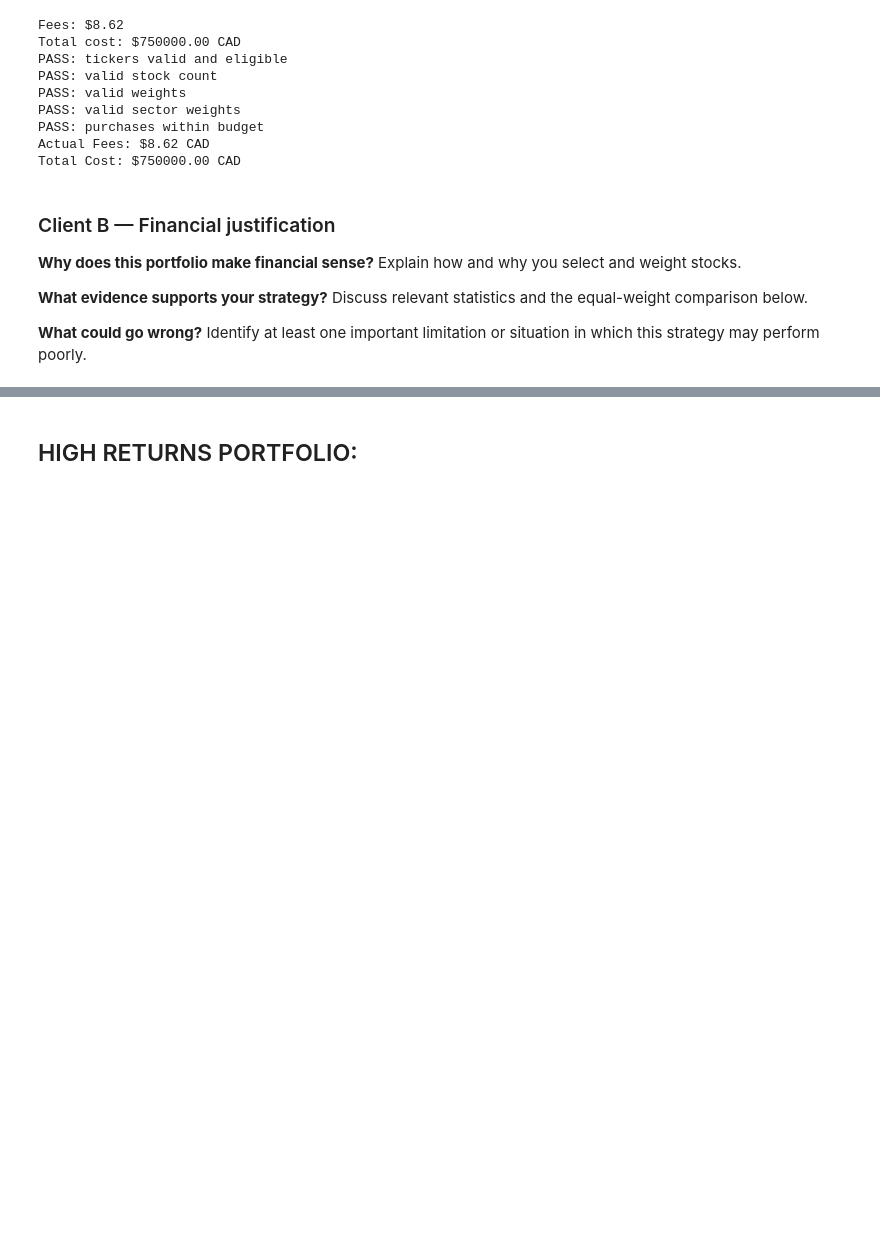
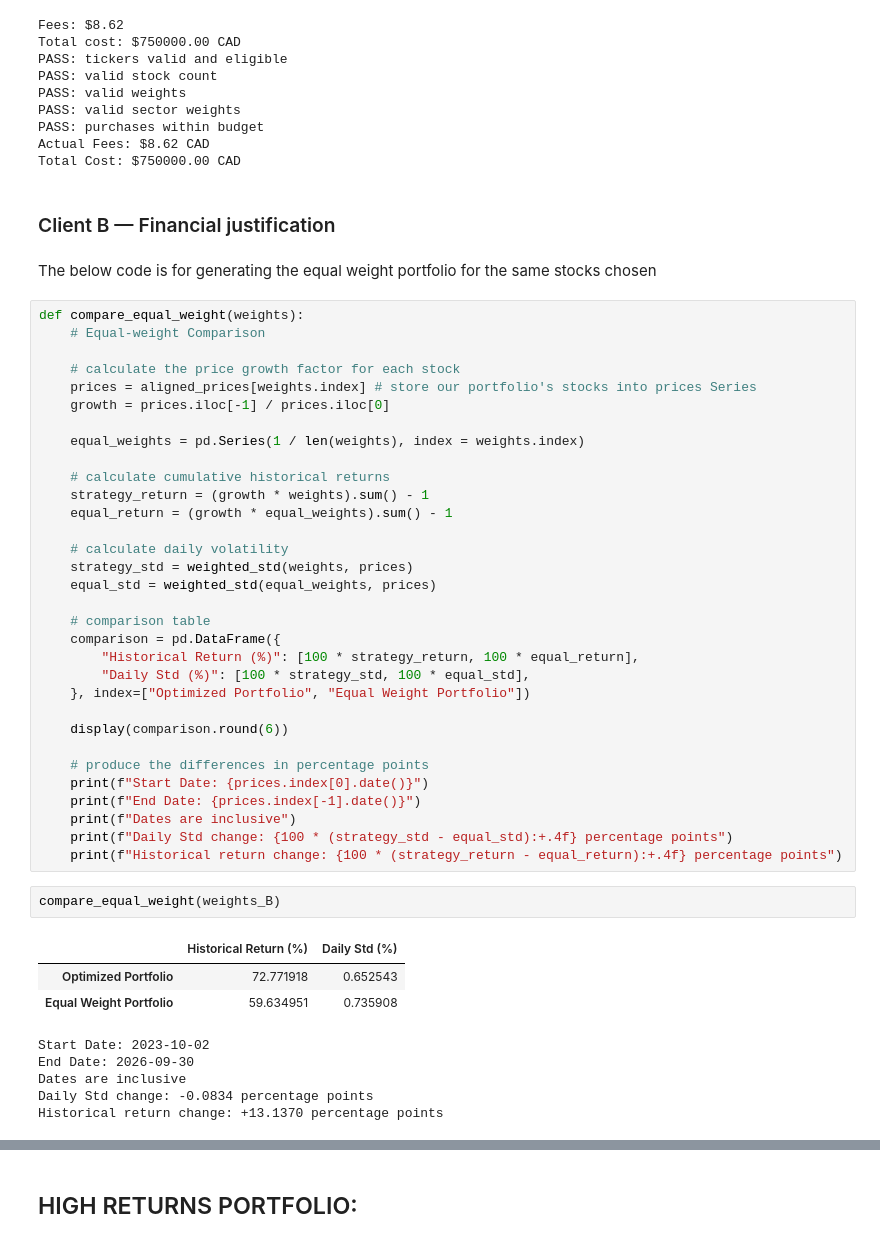
Before and after one commit to Moonlqht/Stock-Portfolio-Generator, a Jupyter notebook: nov24.ipynb, the cells around one changed output, grey strips where cells are left out. Saved outputs shown, nothing was run; the diff lists cells and outputs as text; blank space fills up the shorter version.

Commit message:
added equal weight comparisons

```diff
--- a/nov24.ipynb
+++ b/nov24.ipynb
@@ -974,9 +974,48 @@ Actual Fees: $8.62 CAD
 Total Cost: $750000.00 CAD
 # %% [markdown]
 ### Client B — Financial justification
-
-**Why does this portfolio make financial sense?** Explain how and why you select and weight stocks.
-
-**What evidence supports your strategy?** Discuss relevant statistics and the equal-weight comparison below.
-
-**What could go wrong?** Identify at least one important limitation or situation in which this strategy may perform poorly.
+# %% [markdown]
+The below code is for generating the equal weight portfolio for the same stocks chosen
+# %%
+def compare_equal_weight(weights):
+    # Equal-weight Comparison
+
+    # calculate the price growth factor for each stock
+    prices = aligned_prices[weights.index] # store our portfolio's stocks into prices Series
+    growth = prices.iloc[-1] / prices.iloc[0]
+
+    equal_weights = pd.Series(1 / len(weights), index = weights.index)
+
+    # calculate cumulative historical returns
+    strategy_return = (growth * weights).sum() - 1
+    equal_return = (growth * equal_weights).sum() - 1
+
+    # calculate daily volatility
+    strategy_std = weighted_std(weights, prices)
+    equal_std = weighted_std(equal_weights, prices)
+
+    # comparison table
+    comparison = pd.DataFrame({
+        "Historical Return (%)": [100 * strategy_return, 100 * equal_return],
+        "Daily Std (%)": [100 * strategy_std, 100 * equal_std],
+    }, index=["Optimized Portfolio", "Equal Weight Portfolio"])
+
+    display(comparison.round(6))
+
+    # produce the differences in percentage points
+    print(f"Start Date: {prices.index[0].date()}")
+    print(f"End Date: {prices.index[-1].date()}")
+    print(f"Dates are inclusive")
+    print(f"Daily Std change: {100 * (strategy_std - equal_std):+.4f} percentage points")
+    print(f"Historical return change: {100 * (strategy_return - equal_return):+.4f} percentage points")
+# %%
+compare_equal_weight(weights_B)
+# %% [output]
+|  | Historical Return (%) | Daily Std (%) |
+| Optimized Portfolio | 72.771918 | 0.652543 |
+| Equal Weight Portfolio | 59.634951 | 0.735908 |
+Start Date: 2023-10-02
+End Date: 2026-09-30
+Dates are inclusive
+Daily Std change: -0.0834 percentage points
+Historical return change: +13.1370 percentage points
```
Also changed, not shown: parts of 14 cells of this notebook.
